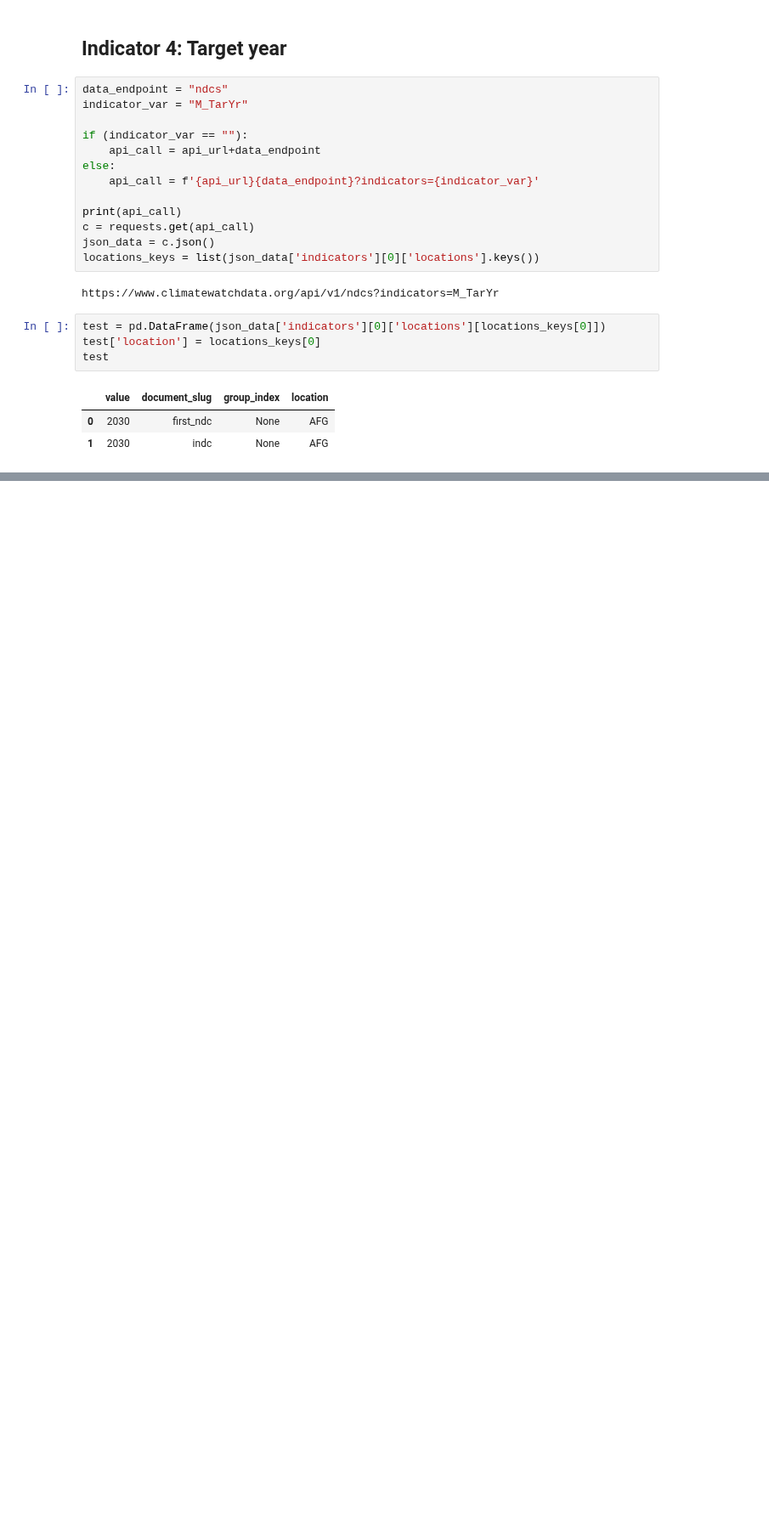
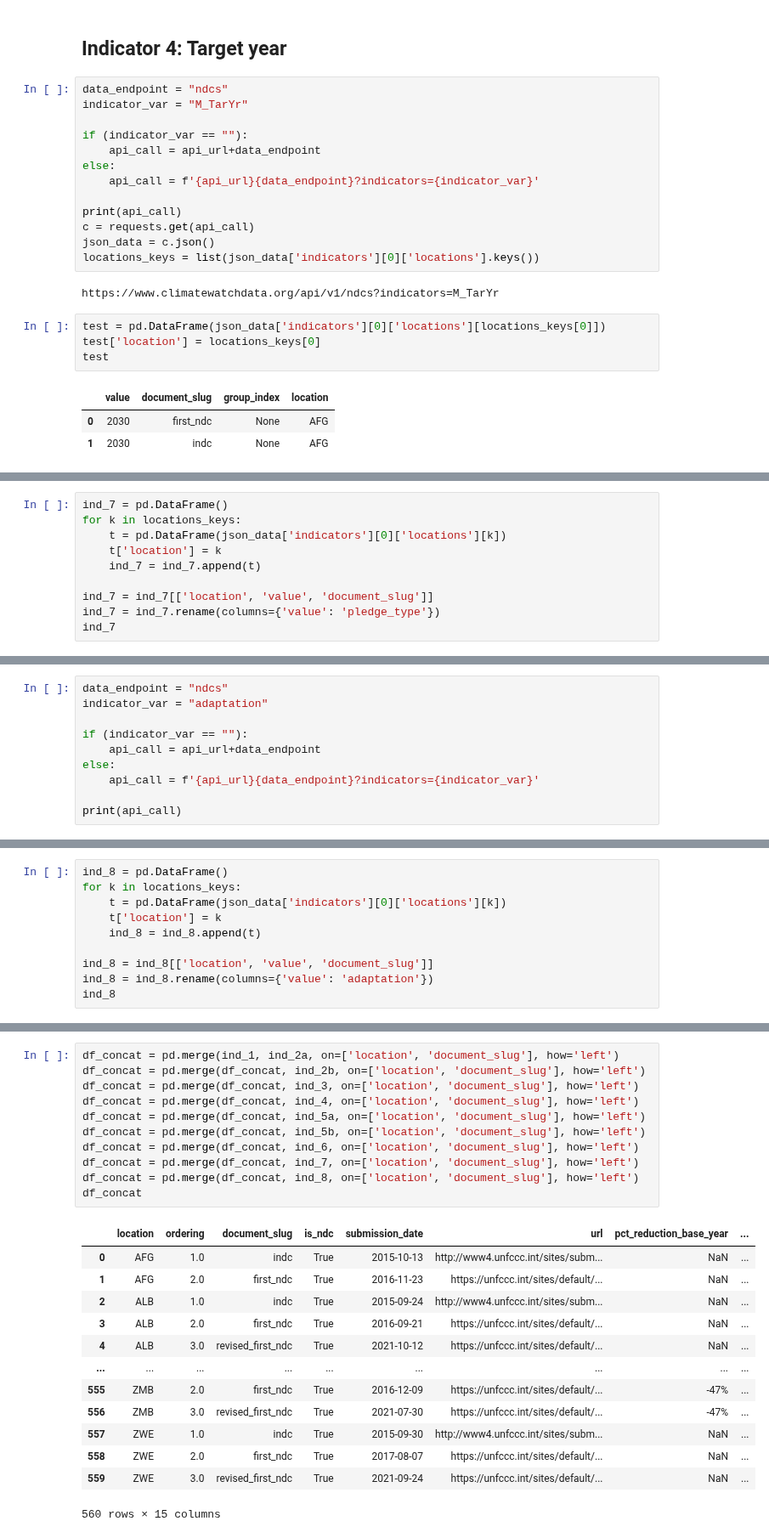
Before and after one commit to Vizzuality/mangrove-atlas, a Jupyter notebook: data/notebooks/Lab/data_exploration/climate_watch_endpoints.ipynb, the cells around one changed output, grey strips where cells are left out. Shown at 85% size. Saved outputs shown, nothing was run; the diff lists cells and outputs as text; blank space fills up the shorter version.

```diff
--- a/data/notebooks/Lab/data_exploration/climate_watch_endpoints.ipynb
+++ b/data/notebooks/Lab/data_exploration/climate_watch_endpoints.ipynb
@@ -346,0 +466,10 @@ ind_4
+# %%
+ind_7 = pd.DataFrame()
+for k in locations_keys:
+    t = pd.DataFrame(json_data['indicators'][0]['locations'][k])
+    t['location'] = k
+    ind_7 = ind_7.append(t)
+
+ind_7 = ind_7[['location', 'value', 'document_slug']]
+ind_7 = ind_7.rename(columns={'value': 'pledge_type'})
+ind_7
@@ -346,0 +492,10 @@ ind_4
+# %%
+data_endpoint = "ndcs"
+indicator_var = "adaptation"
+
+if (indicator_var == ""):
+    api_call = api_url+data_endpoint
+else:
+    api_call = f'{api_url}{data_endpoint}?indicators={indicator_var}'
+
+print(api_call)
@@ -346,0 +518,10 @@ ind_4
+# %%
+ind_8 = pd.DataFrame()
+for k in locations_keys:
+    t = pd.DataFrame(json_data['indicators'][0]['locations'][k])
+    t['location'] = k
+    ind_8 = ind_8.append(t)
+
+ind_8 = ind_8[['location', 'value', 'document_slug']]
+ind_8 = ind_8.rename(columns={'value': 'adaptation'})
+ind_8
@@ -346,0 +544,25 @@ ind_4
+# %%
+df_concat = pd.merge(ind_1, ind_2a, on=['location', 'document_slug'], how='left')
+df_concat = pd.merge(df_concat, ind_2b, on=['location', 'document_slug'], how='left')
+df_concat = pd.merge(df_concat, ind_3, on=['location', 'document_slug'], how='left')
+df_concat = pd.merge(df_concat, ind_4, on=['location', 'document_slug'], how='left')
+df_concat = pd.merge(df_concat, ind_5a, on=['location', 'document_slug'], how='left')
+df_concat = pd.merge(df_concat, ind_5b, on=['location', 'document_slug'], how='left')
+df_concat = pd.merge(df_concat, ind_6, on=['location', 'document_slug'], how='left')
+df_concat = pd.merge(df_concat, ind_7, on=['location', 'document_slug'], how='left')
+df_concat = pd.merge(df_concat, ind_8, on=['location', 'document_slug'], how='left')
+df_concat
+# %% [output]
+|  | location | ordering | document_slug | is_ndc | submission_date | url | pct_reduction_base_year | ... |
+| 0 | AFG | 1.0 | indc | True | 2015-10-13 | http://www4.unfccc.int/sites/subm... | NaN | ... |
+| 1 | AFG | 2.0 | first_ndc | True | 2016-11-23 | https://unfccc.int/sites/default/... | NaN | ... |
+| 2 | ALB | 1.0 | indc | True | 2015-09-24 | http://www4.unfccc.int/sites/subm... | NaN | ... |
+| 3 | ALB | 2.0 | first_ndc | True | 2016-09-21 | https://unfccc.int/sites/default/... | NaN | ... |
+| 4 | ALB | 3.0 | revised_first_ndc | True | 2021-10-12 | https://unfccc.int/sites/default/... | NaN | ... |
+| ... | ... | ... | ... | ... | ... | ... | ... | ... |
+| 555 | ZMB | 2.0 | first_ndc | True | 2016-12-09 | https://unfccc.int/sites/default/... | -47% | ... |
+| 556 | ZMB | 3.0 | revised_first_ndc | True | 2021-07-30 | https://unfccc.int/sites/default/... | -47% | ... |
+| 557 | ZWE | 1.0 | indc | True | 2015-09-30 | http://www4.unfccc.int/sites/subm... | NaN | ... |
+| 558 | ZWE | 2.0 | first_ndc | True | 2017-08-07 | https://unfccc.int/sites/default/... | NaN | ... |
+| 559 | ZWE | 3.0 | revised_first_ndc | True | 2021-09-24 | https://unfccc.int/sites/default/... | NaN | ... |
+560 rows × 15 columns
```
Also changed, not shown: parts of 56 cells of this notebook.
